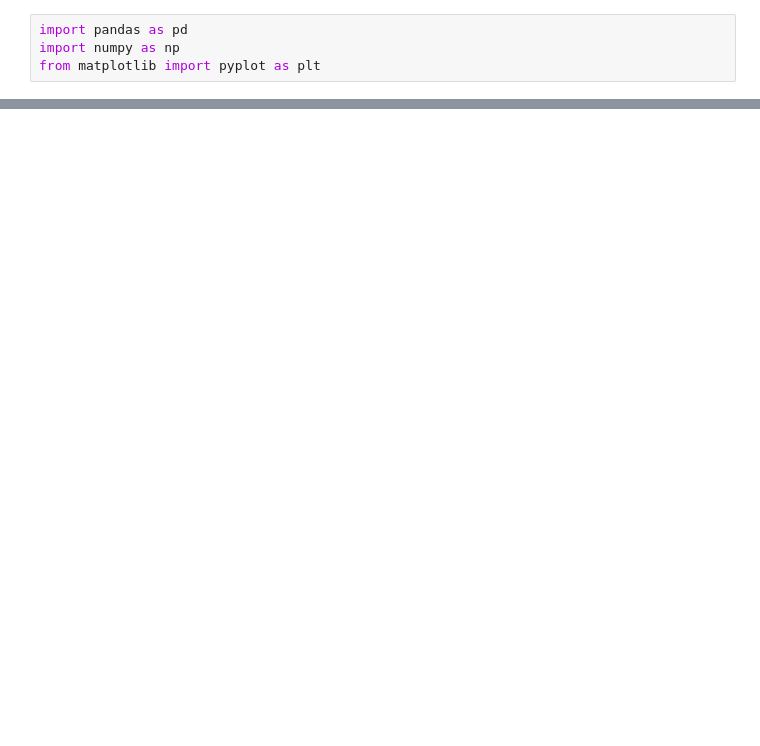
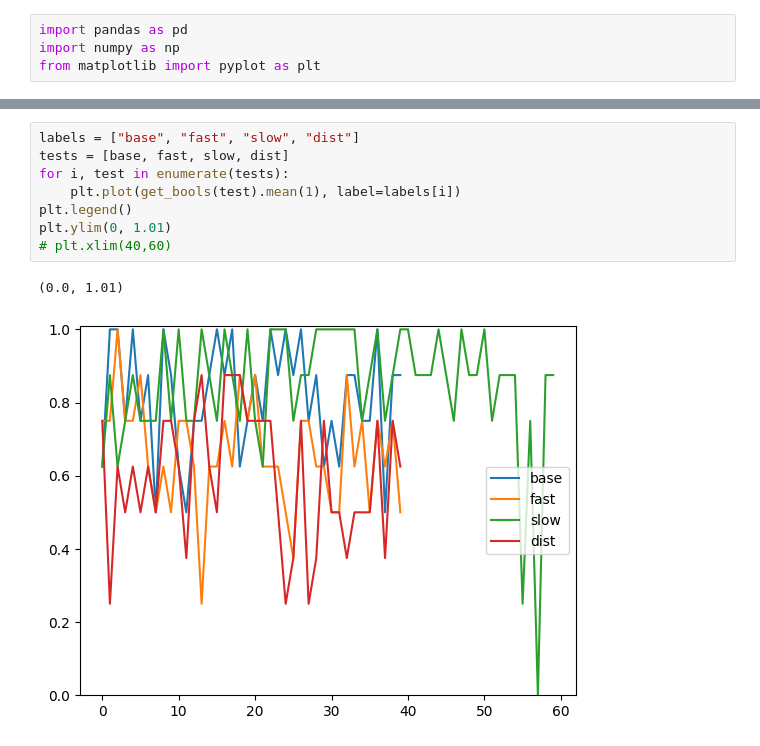
Before and after one commit to CarlaZdravkovicHugod/recall_miniproject_02464, a Jupyter notebook: free_recall/free_recall_analysis.ipynb, the cells around one changed output, grey strips where cells are left out. Saved outputs shown, nothing was run; the diff lists cells and outputs as text; blank space fills up the shorter version.

```diff
--- a/free_recall/free_recall_analysis.ipynb
+++ b/free_recall/free_recall_analysis.ipynb
@@ -45,3 +49,14 @@ plt.ylim(0, 60)
+# %%
+labels = ["base", "fast", "slow", "dist"]
+tests = [base, fast, slow, dist]
+for i, test in enumerate(tests):
+    plt.plot(get_bools(test).mean(1), label=labels[i])
+plt.legend()
+plt.ylim(0, 1.01)
+# plt.xlim(40,60)
+# %% [output]
+(0.0, 1.01)
+[figure, added]
 # %%
 import numpy as np
 from scipy import stats
```
Also changed, not shown: parts of 4 cells of this notebook, 4 other files.
